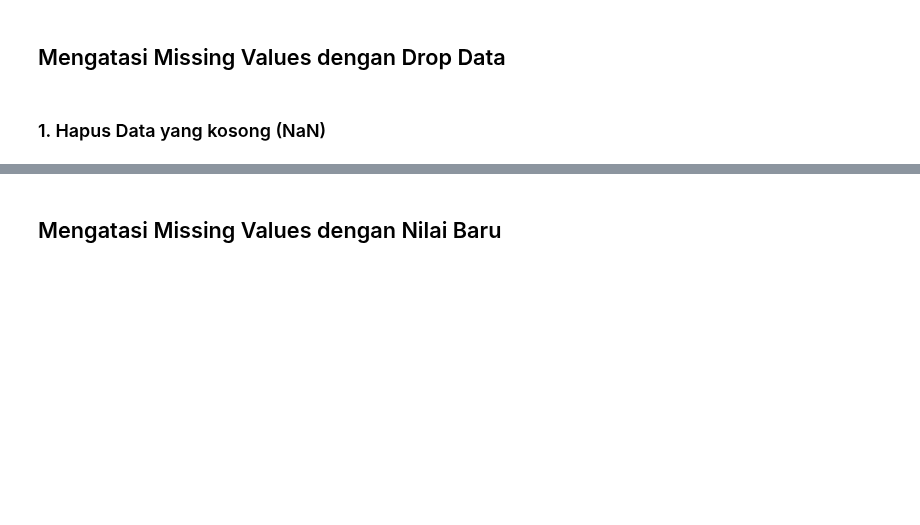
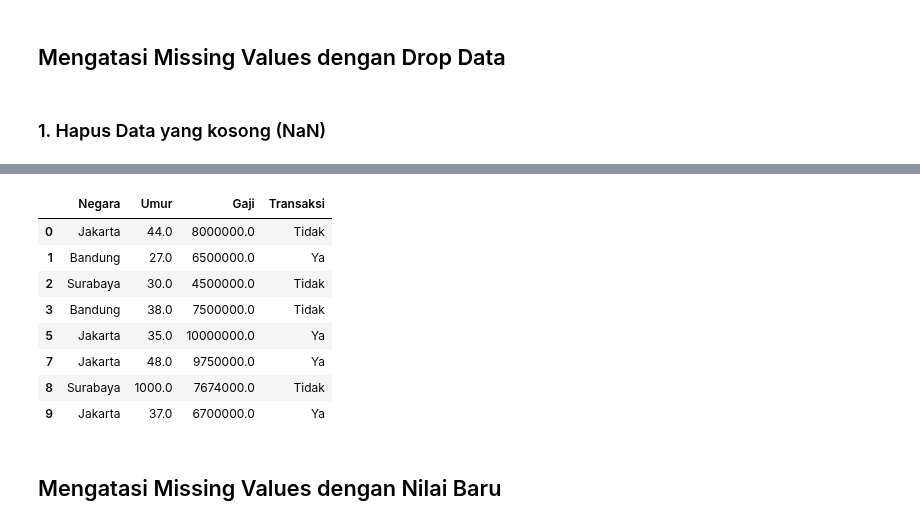
Before and after one commit to ImNotDanish05/2025_KC_TI-1A, a Jupyter notebook: P6_Manipulasi_Data_Menggunakan_Pandas.ipynb, the cells around one changed output, grey strips where cells are left out. Drawn from its saved outputs; the diff is of its cells as text; code cells hidden in the pictures; blank space fills up the shorter version.

```diff
--- a/P6_Manipulasi_Data_Menggunakan_Pandas.ipynb
+++ b/P6_Manipulasi_Data_Menggunakan_Pandas.ipynb
@@ -51,3 +40,16 @@ dtype: int64
+# %%
+df_bersih = df.dropna()
+df_bersih
+# %% [output]
+|  | Negara | Umur | Gaji | Transaksi |
+| 0 | Jakarta | 44.0 | 8000000.0 | Tidak |
+| 1 | Bandung | 27.0 | 6500000.0 | Ya |
+| 2 | Surabaya | 30.0 | 4500000.0 | Tidak |
+| 3 | Bandung | 38.0 | 7500000.0 | Tidak |
+| 5 | Jakarta | 35.0 | 10000000.0 | Ya |
+| 7 | Jakarta | 48.0 | 9750000.0 | Ya |
+| 8 | Surabaya | 1000.0 | 7674000.0 | Tidak |
+| 9 | Jakarta | 37.0 | 6700000.0 | Ya |
 # %% [markdown]
 ## Mengatasi Missing Values dengan Nilai Baru
 # %% [markdown]
```
Also changed, not shown: parts of 3 cells of this notebook.
